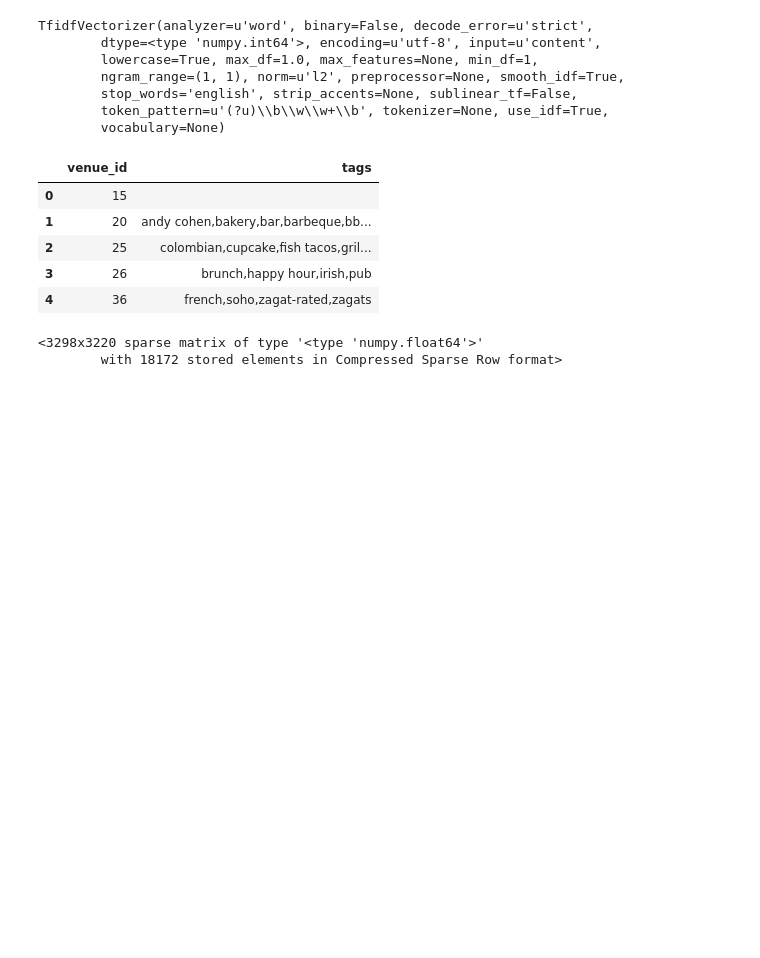
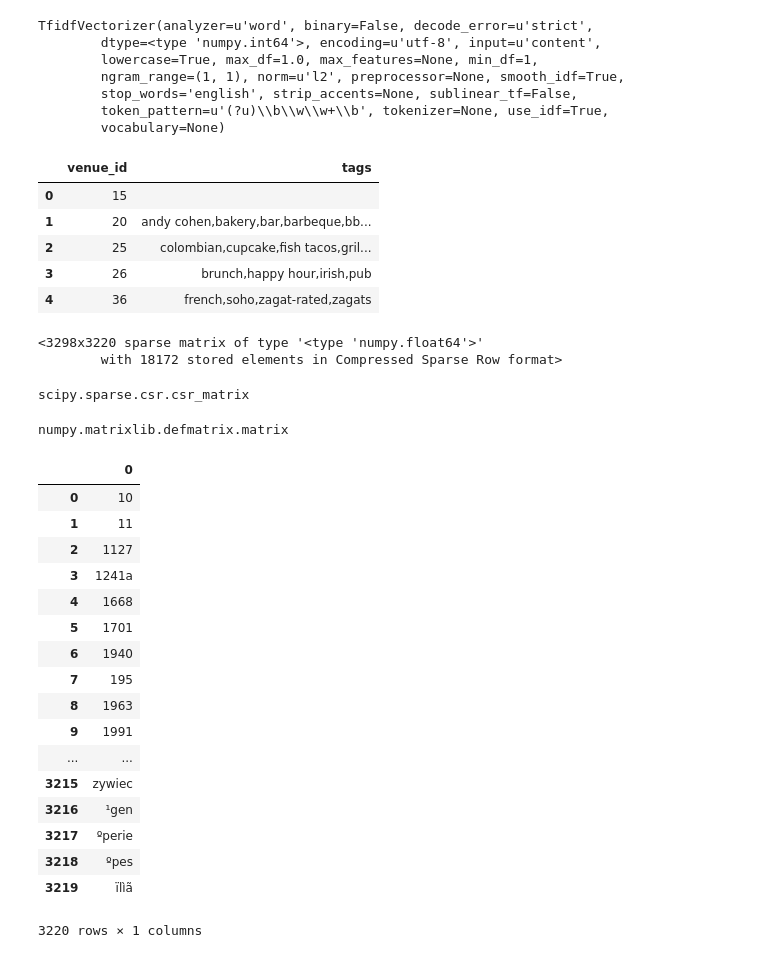
Before and after one commit to Ram-1998/Location-based-social-networking, a Jupyter notebook: SNA project.ipynb, the cells around one changed output. Cells and saved outputs as stored; diff of their text form; code cells hidden in the pictures; blank space fills up the shorter version.

```diff
--- a/SNA project.ipynb
+++ b/SNA project.ipynb
@@ -170,3 +146,34 @@ tfidf_matrix
 # %% [output]
 <3298x3220 sparse matrix of type '<type 'numpy.float64'>'
         with 18172 stored elements in Compressed Sparse Row format>
+# %%
+type(tfidf_matrix)
+# %% [output]
+scipy.sparse.csr.csr_matrix
+# %%
+tfidf_matrix = tfidf_matrix.todense()
+type(tfidf_matrix)
+# %% [output]
+numpy.matrixlib.defmatrix.matrix
+# %%
+features = pd.DataFrame(tfidf.get_feature_names())
+features
+# %% [output]
+|  | 0 |
+| 0 | 10 |
+| 1 | 11 |
+| 2 | 1127 |
+| 3 | 1241a |
+| 4 | 1668 |
+| 5 | 1701 |
+| 6 | 1940 |
+| 7 | 195 |
+| 8 | 1963 |
+| 9 | 1991 |
+| ... | ... |
+| 3215 | zywiec |
+| 3216 | ¹gen |
+| 3217 | ºperie |
+| 3218 | ºpes |
+| 3219 | ïlìã |
+3220 rows × 1 columns
```
Also changed, not shown: parts of 16 cells of this notebook.
